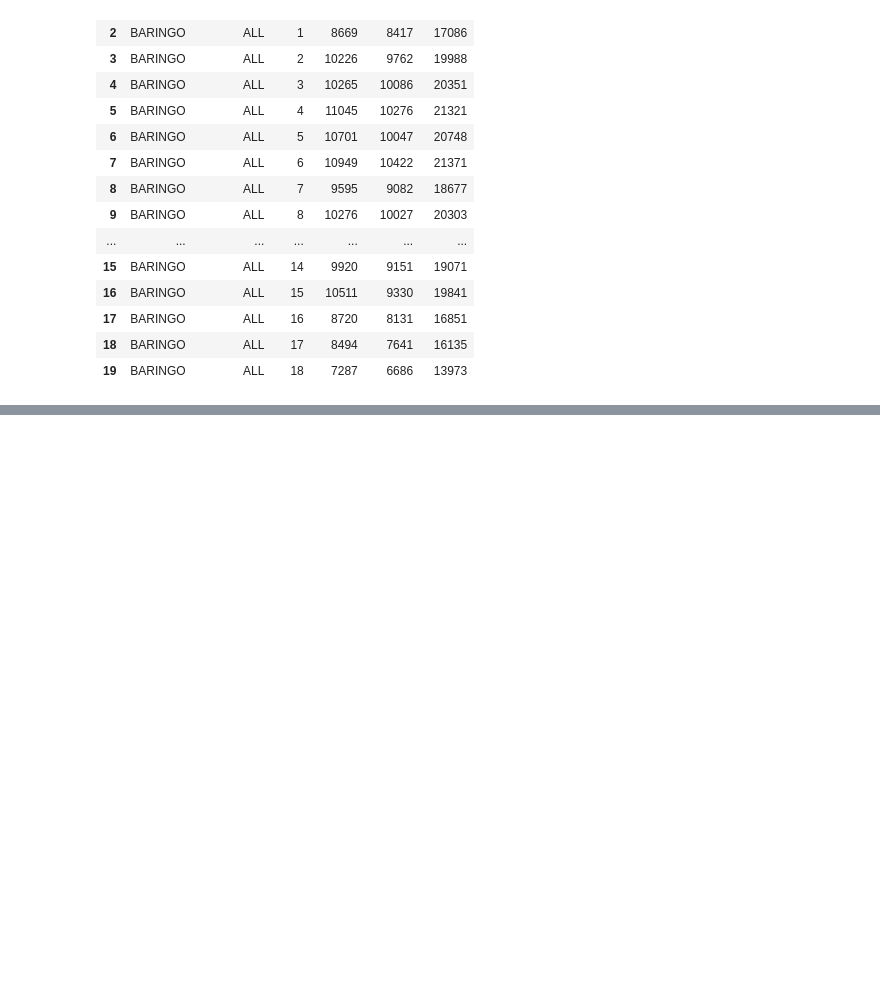
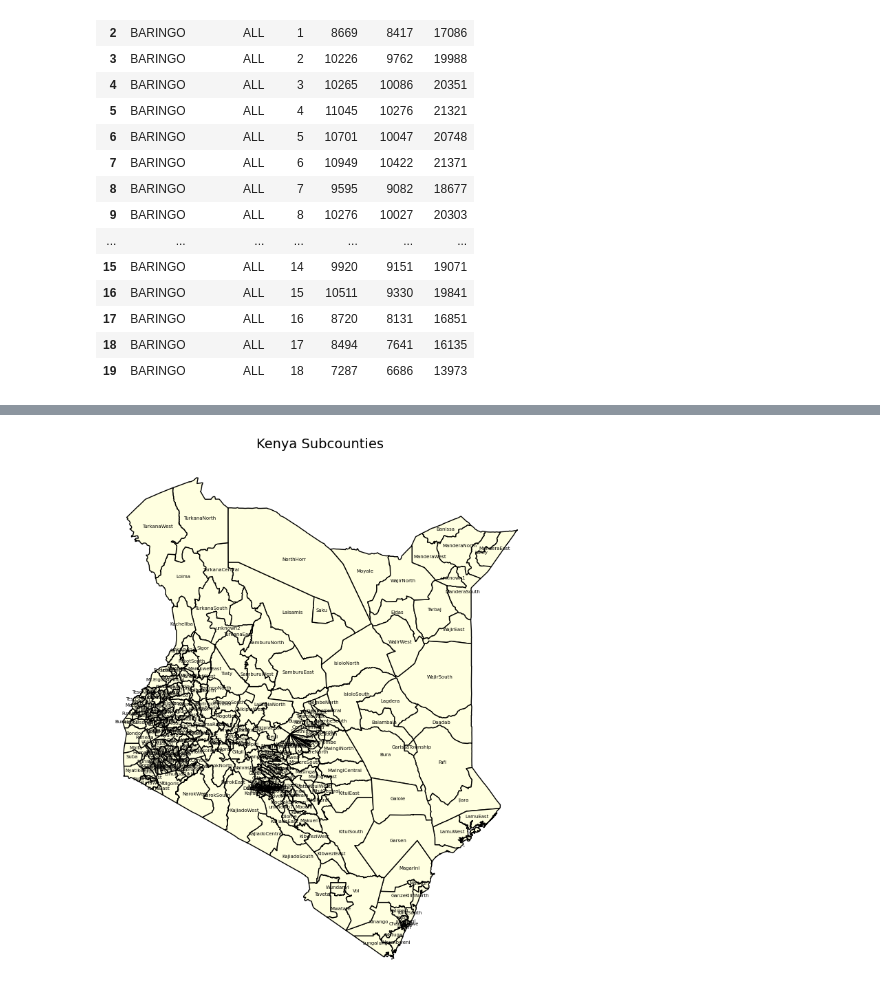
Before and after one commit to ChiriKamau/soma, a Jupyter notebook: notebooks/soma.ipynb, the cells around one changed output, grey strips where cells are left out. Cells and saved outputs as stored; diff of their text form; code cells hidden in the pictures; blank space fills up the shorter version.

```diff
--- a/notebooks/soma.ipynb
+++ b/notebooks/soma.ipynb
@@ -61,0 +87,4 @@ Filtered rows: 39586
+# %%
+url = "https://geodata.ucdavis.edu/gadm/gadm4.1/json/gadm41_KEN_2.json"
+kenya_sub = gpd.read_file(url)
+kenya_sub.head()
@@ -61,0 +98,17 @@ Filtered rows: 39586
+# %%
+fig, ax = plt.subplots(figsize=(10,10))
+kenya_sub.plot(ax=ax, color="lightyellow", edgecolor="black")
+
+# Label each subcounty at its centroid
+for idx, row in kenya_sub.iterrows():
+    plt.annotate(
+        text=row["NAME_2"],
+        xy=(row.geometry.centroid.x, row.geometry.centroid.y),
+        fontsize=5, ha="center"
+    )
+
+plt.title("Kenya Subcounties", fontsize=14)
+plt.axis("off")
+plt.show()
+# %% [output]
+[figure, added]
```
Also changed, not shown: parts of 3 cells of this notebook.
